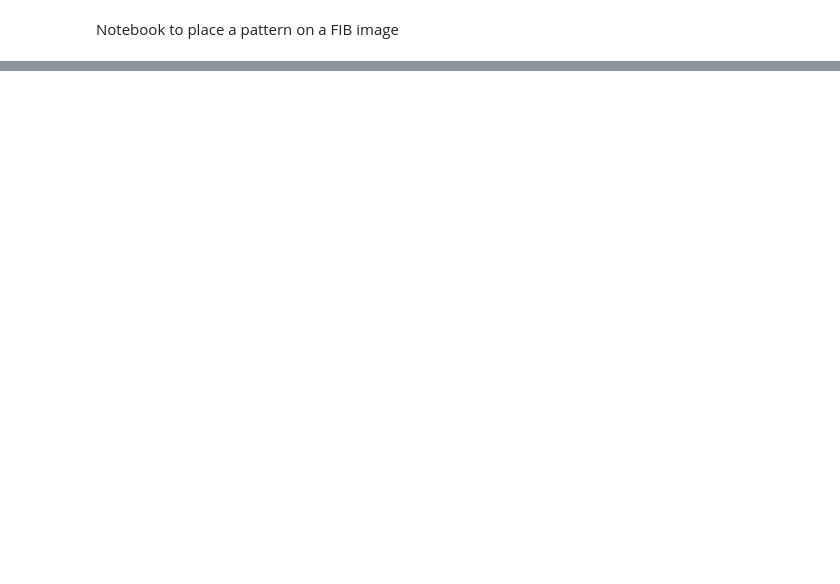
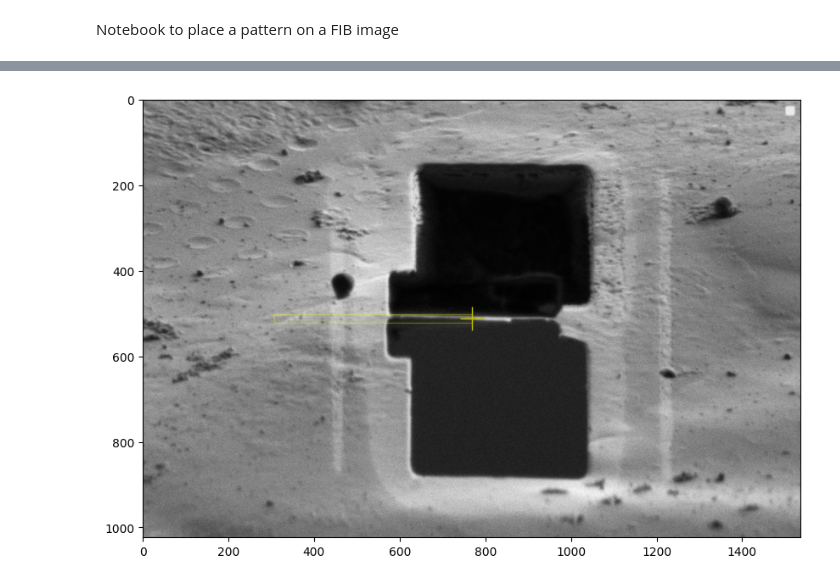
Before and after one commit to rosalindfranklininstitute/adaptive_milling, a Jupyter notebook: src/adaptive_polish/scripts/pattern_placement.ipynb, the cells around one changed output, grey strips where cells are left out. Cells and saved outputs as stored; diff of their text form; code cells hidden in the pictures; blank space fills up the shorter version.

```diff
--- a/src/adaptive_polish/scripts/pattern_placement.ipynb
+++ b/src/adaptive_polish/scripts/pattern_placement.ipynb
@@ -173,3 +183,27 @@ bitmap = PIL.Image.fromarray(create_milling_bitmap_array(
+# %%
+# Change the TrenchPattern from protocol to bitmap with the same dimensions as adaptive polishing
+from fibsem.patterning import BitmapPattern
+
+bitmap_config = {
+    "width": settings.protocol["milling"]["lamella"]["stages"][0]["lamella_width"],
+    "height": settings.protocol["milling"]["lamella"]["stages"][0]["lamella_height"],
+    "depth": settings.protocol["milling"]["lamella"]["stages"][0]["depth"],
+    "centre_x":0,
+    "centre_y":0,
+    "pattern": "BitmapPattern",
+    "rotation": 0,
+    "cleaning_cross_section": False,
+    "scan_direction": "ToptoBottom",
+    "path": f"{bitmaps_path}/tmp.bmp",
+}
+bitmap_pattern_obj = BitmapPattern()
+bitmap_pattern_obj.define(protocol=bitmap_config)
+stages[0].pattern = bitmap_pattern_obj
+# %%
+# we should have the bitmap showing up here
+fig = draw_milling_patterns(ib_image, stages)
+# %% [output]
+[figure, added]
 # %%
 with tempfile.TemporaryFile() as tmp_f:
     bitmap.save(tmp_f, format="BMP")
```
Also changed, not shown: parts of 11 cells of this notebook.
